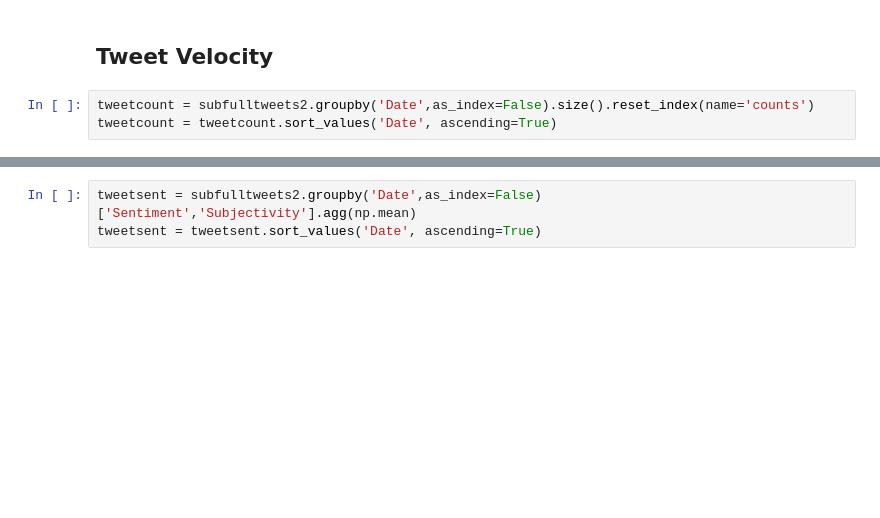
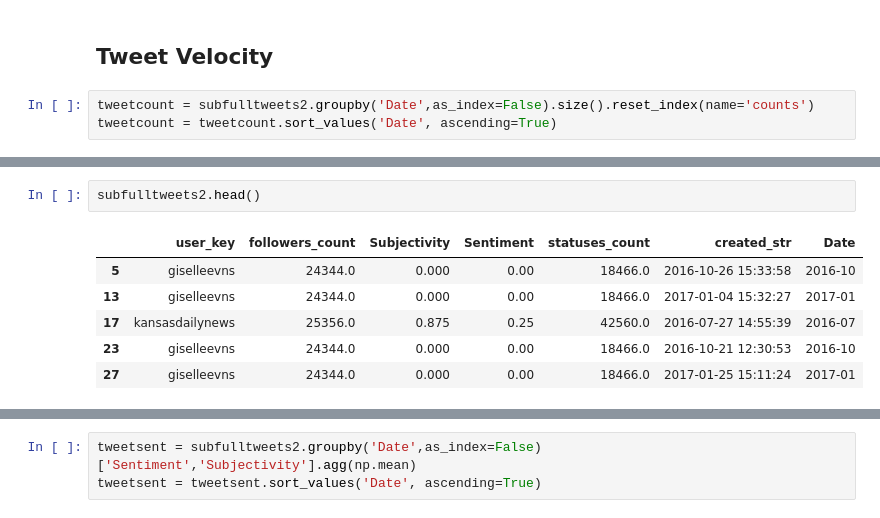
Before and after one commit to stephenjhsu/Fake-Tweets-Visualized, a Jupyter notebook: Final_graphs.ipynb, the cells around one changed output, grey strips where cells are left out. Drawn from its saved outputs; the diff is of its cells as text; blank space fills up the shorter version.

```diff
--- a/Final_graphs.ipynb
+++ b/Final_graphs.ipynb
@@ -341,3 +351,12 @@ fig['layout'].update(titlefont=dict(size=25))
 iplot(fig)
 # %% [output]
 [interactive output not drawn]
+# %%
+subfulltweets2.head()
+# %% [output]
+|  | user_key | followers_count | Subjectivity | Sentiment | statuses_count | created_str | Date |
+| 5 | giselleevns | 24344.0 | 0.000 | 0.00 | 18466.0 | 2016-10-26 15:33:58 | 2016-10 |
+| 13 | giselleevns | 24344.0 | 0.000 | 0.00 | 18466.0 | 2017-01-04 15:32:27 | 2017-01 |
+| 17 | kansasdailynews | 25356.0 | 0.875 | 0.25 | 42560.0 | 2016-07-27 14:55:39 | 2016-07 |
+| 23 | giselleevns | 24344.0 | 0.000 | 0.00 | 18466.0 | 2016-10-21 12:30:53 | 2016-10 |
+| 27 | giselleevns | 24344.0 | 0.000 | 0.00 | 18466.0 | 2017-01-25 15:11:24 | 2017-01 |
```
Also changed, not shown: parts of 11 cells of this notebook.
